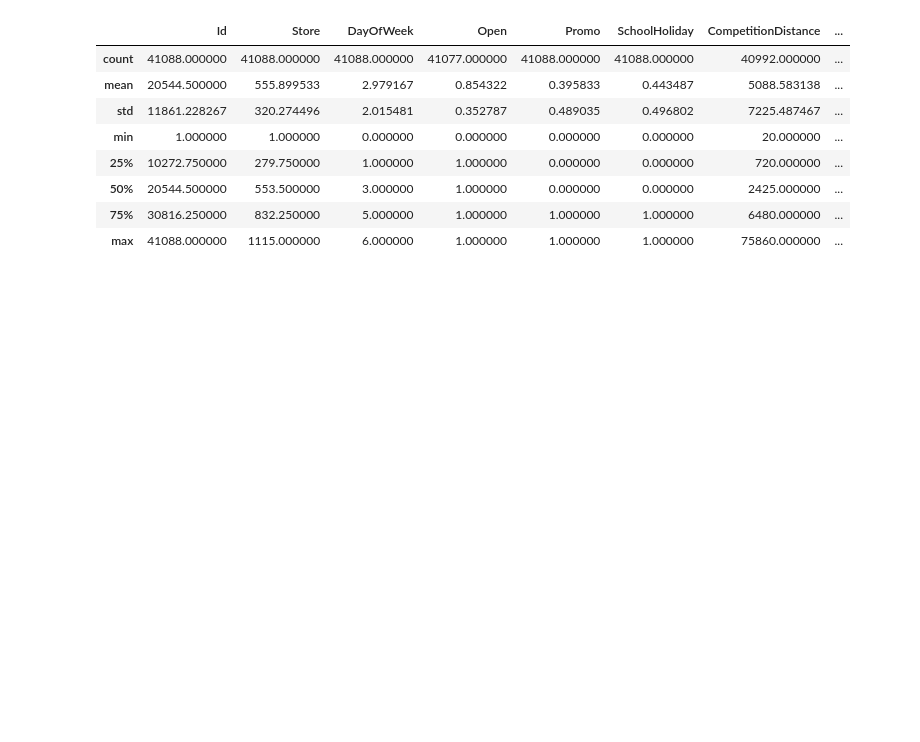
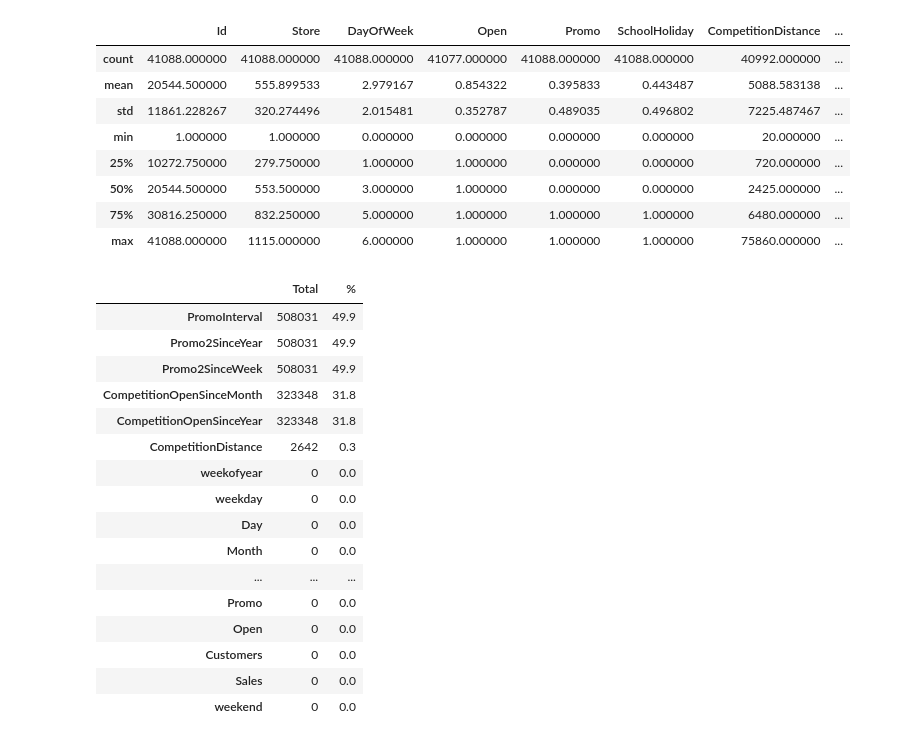
Before and after one commit to michaelgetachew-abebe/Pharmaceutical-Sales-Prediction_Rossmann, a Jupyter notebook: notebooks/preprocess.ipynb, the cells around one changed output. Saved outputs shown, nothing was run; the diff lists cells and outputs as text; code cells hidden in the pictures; blank space fills up the shorter version.

Commit message:
Feat(Add): added missing percentage findings for the complete training data

```diff
--- a/notebooks/preprocess.ipynb
+++ b/notebooks/preprocess.ipynb
@@ -153,3 +153,23 @@ test_store.describe()
 | 50% | 20544.500000 | 553.500000 | 3.000000 | 1.000000 | 0.000000 | 0.000000 | 2425.000000 | ... |
 | 75% | 30816.250000 | 832.250000 | 5.000000 | 1.000000 | 1.000000 | 1.000000 | 6480.000000 | ... |
 | max | 41088.000000 | 1115.000000 | 6.000000 | 1.000000 | 1.000000 | 1.000000 | 75860.000000 | ... |
+# %%
+preprocessor.get_missing_data_percentage(train_store)
+# %% [output]
+|  | Total | % |
+| PromoInterval | 508031 | 49.9 |
+| Promo2SinceYear | 508031 | 49.9 |
+| Promo2SinceWeek | 508031 | 49.9 |
+| CompetitionOpenSinceMonth | 323348 | 31.8 |
+| CompetitionOpenSinceYear | 323348 | 31.8 |
+| CompetitionDistance | 2642 | 0.3 |
+| weekofyear | 0 | 0.0 |
+| weekday | 0 | 0.0 |
+| Day | 0 | 0.0 |
+| Month | 0 | 0.0 |
+| ... | ... | ... |
+| Promo | 0 | 0.0 |
+| Open | 0 | 0.0 |
+| Customers | 0 | 0.0 |
+| Sales | 0 | 0.0 |
+| weekend | 0 | 0.0 |
```
